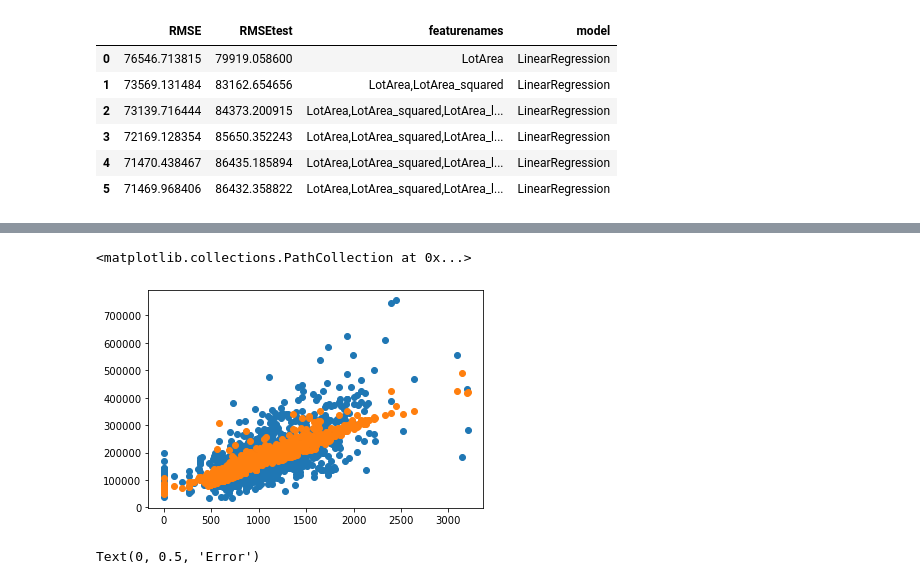
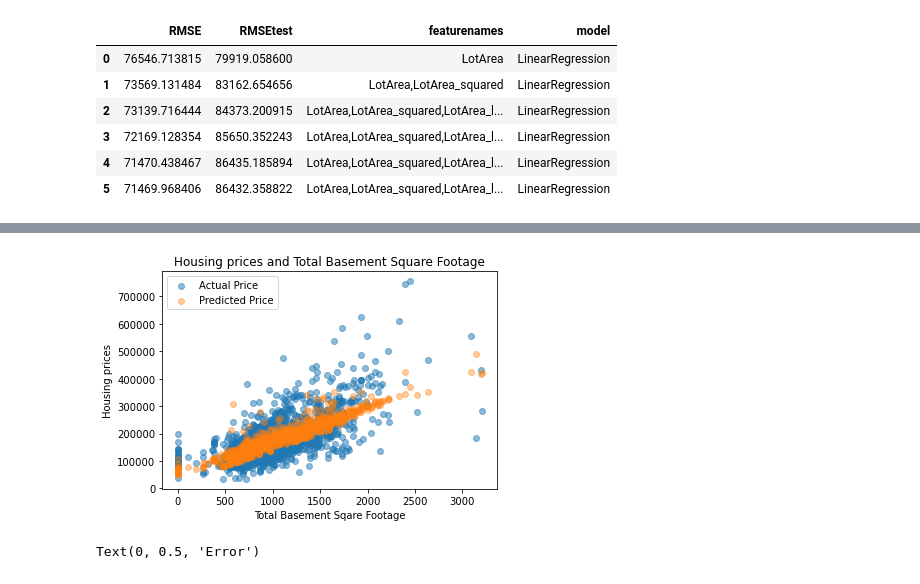
Before and after one commit to tiffanykho/Springboard, a Jupyter notebook: CapstoneTwo/notebooks/modeling.ipynb, the cells around one changed output, grey strips where cells are left out. Saved outputs shown, nothing was run; the diff lists cells and outputs as text; code cells hidden in the pictures.

```diff
--- a/CapstoneTwo/notebooks/modeling.ipynb
+++ b/CapstoneTwo/notebooks/modeling.ipynb
@@ -523,11 +487,16 @@ pd.DataFrame(allresults)
 # %%
 #Plot TotalBsmtSF and Sale price
 #Add the line of fit
-plt.scatter(df['TotalBsmtSF'], df['SalePrice'])
-plt.scatter(df['TotalBsmtSF'], y_pred)
+actual = plt.scatter(df['TotalBsmtSF'], df['SalePrice'], alpha = 0.5)
+predicted = plt.scatter(df['TotalBsmtSF'], y_pred, alpha = 0.4)
+plt.legend((actual, predicted),
+          ('Actual Price', 'Predicted Price'), loc='upper left')
+plt.title('Housing prices and Total Basement Square Footage')
+plt.xlabel('Total Basement Sqare Footage')
+plt.ylabel('Housing prices')
+plt.savefig('../images/basement.png', bbox_inches="tight", facecolor='white')
 # %% [output]
-<matplotlib.collections.PathCollection at 0x...>
-[figure, old version]
+[figure, new version]
 # %%
 #plot Lot area against error
 plt.scatter(df['TotalBsmtSF'], e) #residual
```
Also changed, not shown: parts of 22 cells of this notebook, 5 other files.
